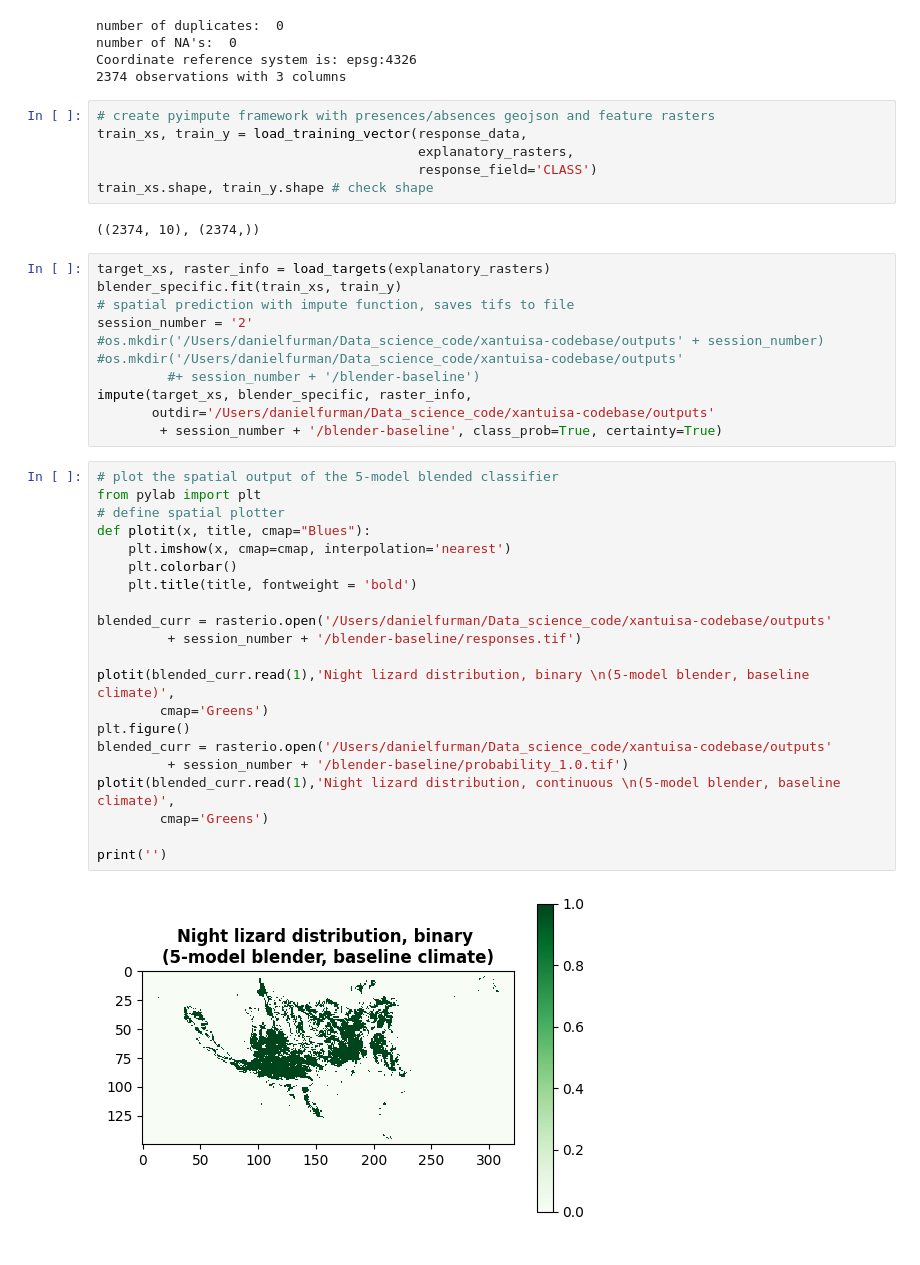
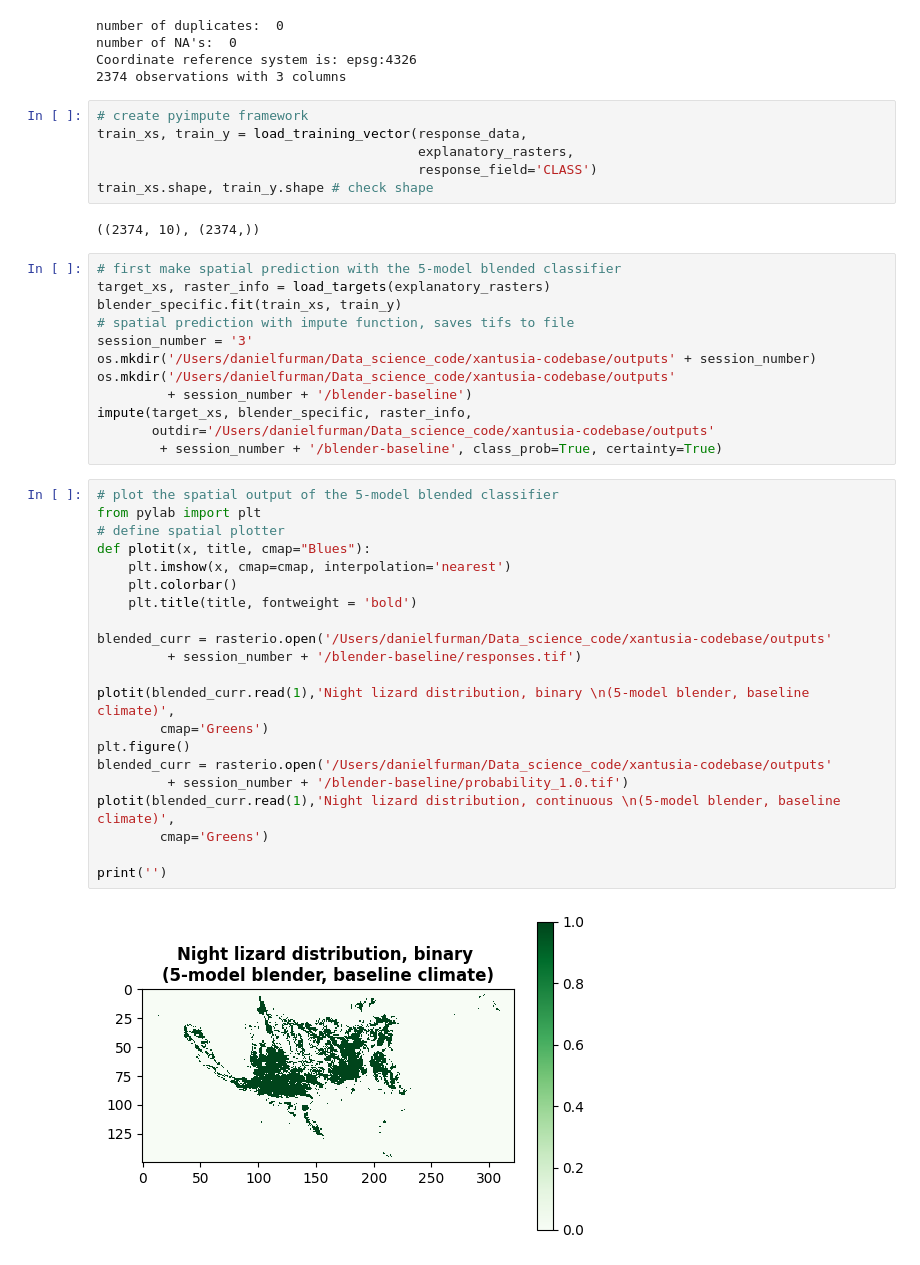
Before and after one commit to daniel-furman/ensemble-climate-projections, a Jupyter notebook: Comparing_MLs.ipynb, the cells around one changed output. Saved outputs shown, nothing was run; the diff lists cells and outputs as text.

```diff
--- a/Comparing_MLs.ipynb
+++ b/Comparing_MLs.ipynb
@@ -136,7 +136,7 @@ number of NA's:  0
 Coordinate reference system is: epsg:4326
 2374 observations with 3 columns
 # %%
-# create pyimpute framework with presences/absences geojson and feature rasters
+# create pyimpute framework
 train_xs, train_y = load_training_vector(response_data,
                                          explanatory_rasters,
                                          response_field='CLASS')
@@ -144,38 +144,39 @@ train_xs.shape, train_y.shape # check shape
 # %% [output]
 ((2374, 10), (2374,))
 # %%
+# first make spatial prediction with the 5-model blended classifier
 target_xs, raster_info = load_targets(explanatory_rasters)
 blender_specific.fit(train_xs, train_y)
 # spatial prediction with impute function, saves tifs to file
-session_number = '2'
-#os.mkdir('/Users/danielfurman/Data_science_code/xantuisa-codebase/outputs' + session_number)
-#os.mkdir('/Users/danielfurman/Data_science_code/xantuisa-codebase/outputs'
-         #+ session_number + '/blender-baseline')
+session_number = '3'
+os.mkdir('/Users/danielfurman/Data_science_code/xantusia-codebase/outputs' + session_number)
+os.mkdir('/Users/danielfurman/Data_science_code/xantusia-codebase/outputs'
+         + session_number + '/blender-baseline')
 impute(target_xs, blender_specific, raster_info,
-       outdir='/Users/danielfurman/Data_science_code/xantuisa-codebase/outputs'
+       outdir='/Users/danielfurman/Data_science_code/xantusia-codebase/outputs'
         + session_number + '/blender-baseline', class_prob=True, certainty=True)
 # %%
 # plot the spatial output of the 5-model blended classifier
 from pylab import plt
 # define spatial plotter
 def plotit(x, title, cmap="Blues"):
     plt.imshow(x, cmap=cmap, interpolation='nearest')
     plt.colorbar()
     plt.title(title, fontweight = 'bold')
 
-blended_curr = rasterio.open('/Users/danielfurman/Data_science_code/xantuisa-codebase/outputs'
+blended_curr = rasterio.open('/Users/danielfurman/Data_science_code/xantusia-codebase/outputs'
          + session_number + '/blender-baseline/responses.tif')
 
 plotit(blended_curr.read(1),'Night lizard distribution, binary \n(5-model blender, baseline climate)',
         cmap='Greens')
 plt.figure()
-blended_curr = rasterio.open('/Users/danielfurman/Data_science_code/xantuisa-codebase/outputs'
+blended_curr = rasterio.open('/Users/danielfurman/Data_science_code/xantusia-codebase/outputs'
          + session_number + '/blender-baseline/probability_1.0.tif')
 plotit(blended_curr.read(1),'Night lizard distribution, continuous \n(5-model blender, baseline climate)',
         cmap='Greens')
 
 print('')
 # %% [output]
-[figure, old version]
+[figure, new version]
 [figure]
 # %%
```
Also changed, not shown: parts of 6 cells of this notebook, 2 other files.
